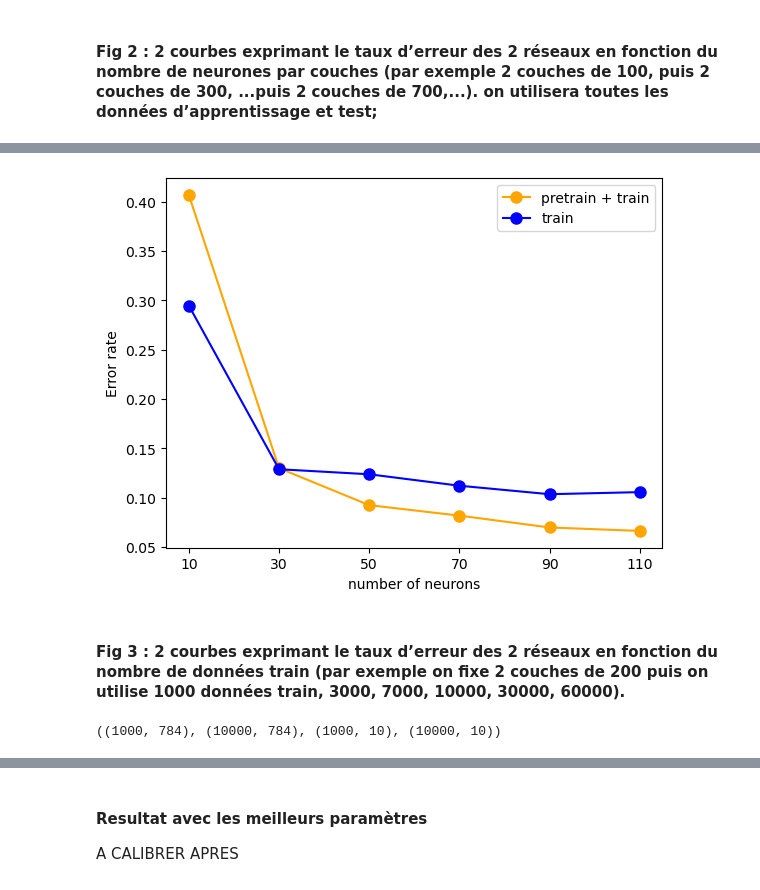
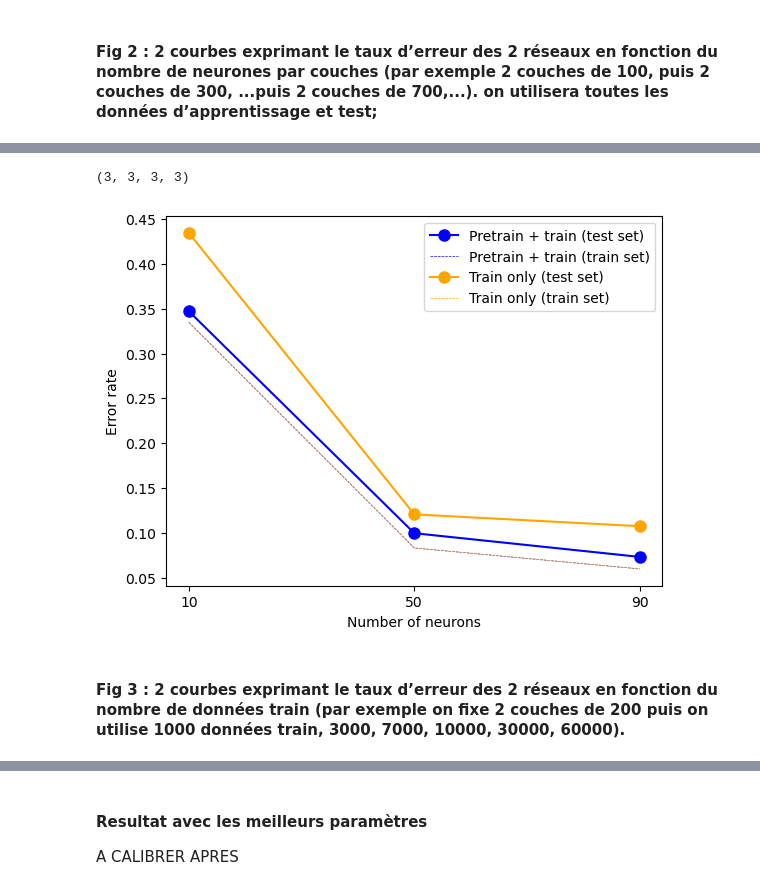
Before and after one commit to AlexiaALLAL/dl2_project, a Jupyter notebook: dl_2_project.ipynb, the cells around one changed output, grey strips where cells are left out. Cells and saved outputs as stored; diff of their text form; code cells hidden in the pictures.

```diff
--- a/dl_2_project.ipynb
+++ b/dl_2_project.ipynb
@@ -875,20 +929,22 @@ plt.savefig(savepath + "mnist_number_hidden_layers.png")
 # %% [markdown]
 #### Fig 2 : 2 courbes exprimant le taux d’erreur des 2 réseaux en fonction du nombre de neurones par couches (par exemple 2 couches de 100, puis 2 couches de 300, ...puis 2 couches de 700,...). on utilisera toutes les données d’apprentissage et test;
 # %%
-acc_1_bis = []
-acc_2_bis = []
+acc_1_neurons = []
+acc_2_neurons = []
+acc_1_train_neurons = []
+acc_2_train_neurons = []
 
 start = 1
 stop = 11
-step = 2
+step = 4 # reduce: 2 ---------------------------------------------------------------
 n_neurons = range(start * n_main, stop * n_main + 1, step * n_main)
-n_hidden = 2
+
 
 for neurons in n_neurons:
     print(f"--- {neurons} neurons by layer, {n_hidden} layers ---")
     n_layers = [784] + [neurons] * n_hidden +  [10]
     """-------------- Model 1 : pre-train + train -------------------"""
-    ce_model1, score_model1 = DNN_main(
+    ce_model1, score_model1, train_score_model1 = DNN_main(
         X_train,
         X_test,
         y_train,
@@ -900,10 +956,11 @@ for neurons in n_neurons:
         train_iter=train_iter,
         verbose=1,
     )
-    acc_1_bis.append(score_model1)
+    acc_1_neurons.append(score_model1)
+    acc_1_train_neurons.append(train_score_model1)
 
     """-------------- Model 2 : train only ---------------------------"""
-    ce_model2, score_model2 = DNN_main(
+    ce_model2, score_model2, train_score_model2 = DNN_main(
         X_train,
         X_test,
         y_train,
@@ -915,7 +972,8 @@ for neurons in n_neurons:
         train_iter=train_iter,
         verbose=1,
     )
-    acc_2_bis.append(score_model2)
+    acc_2_neurons.append(score_model2)
+    acc_2_train_neurons.append(train_score_model2)
 # %% [output]
 --- 10 neurons by layer, 2 layers ---
 pré-entrainement
@@ -961,24 +1029,18 @@ Training DNN...
-# %%
-plt.plot(
-    n_neurons,
-    err_rate(acc_1_bis),
-    label="pretrain + train",
-    marker="o",
-    markersize=8,
-)
-plt.plot(
-    n_neurons,
-    err_rate(acc_2_bis),
-    label="train",
-    marker="o",
-    markersize=8
-)
-plt.xticks(n_neurons)
-plt.xlabel("number of neurons")
-plt.ylabel("Error rate")
-plt.legend()
-plt.savefig(savepath + "mnist_number_of_neurons.png")
-# %% [output]
-[figure, removed]
+# %%
+len(acc_1_neurons), len(acc_2_neurons), len(acc_1_train_neurons), len(acc_2_train_neurons)
+# %% [output]
+(3, 3, 3, 3)
+# %%
+plot_DNN(
+    n_neurons,
+    acc_1_neurons,
+    acc_2_neurons,
+    acc_1_train=acc_1_train_neurons,
+    acc_2_train=acc_2_train_neurons,
+    y_label='Number of neurons',
+    save="mnist_number_of_neurons"
+    )
+# %% [output]
+[figure, added]
 # %% [markdown]
 #### Fig 3 : 2 courbes exprimant le taux d’erreur des 2 réseaux en fonction du nombre de données train (par exemple on fixe 2 couches de 200 puis on utilise 1000 données train, 3000, 7000, 10000, 30000, 60000).
@@ -987,5 +1047 @@ X_1, X_2, y_1, y_2 = lire_mnist(1000)
-# %%
-X_1.shape, X_2.shape, y_1.shape, y_2.shape
-# %% [output]
-((1000, 784), (10000, 784), (1000, 10), (10000, 10))
 # %%
```
Also changed, not shown: parts of 30 cells of this notebook.
